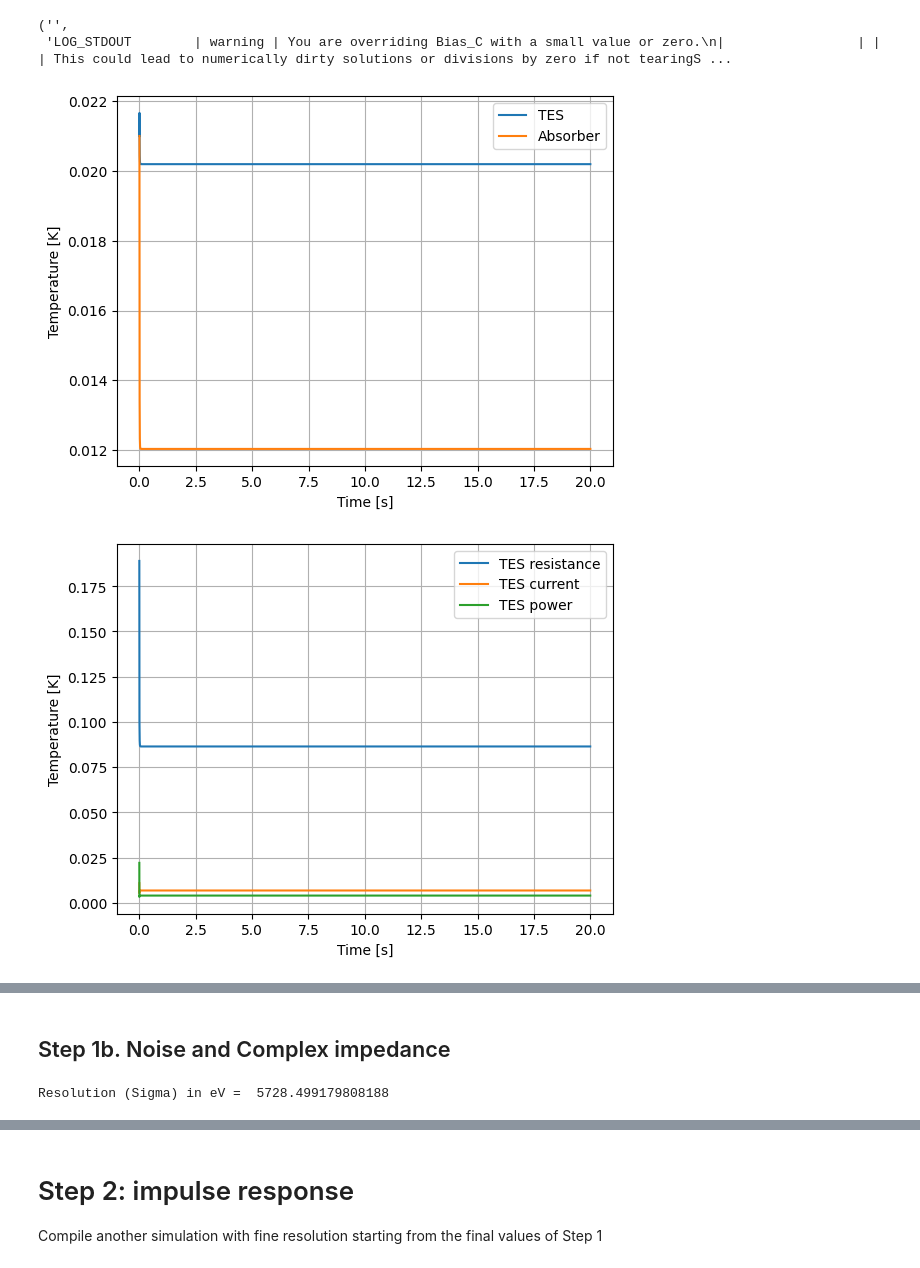
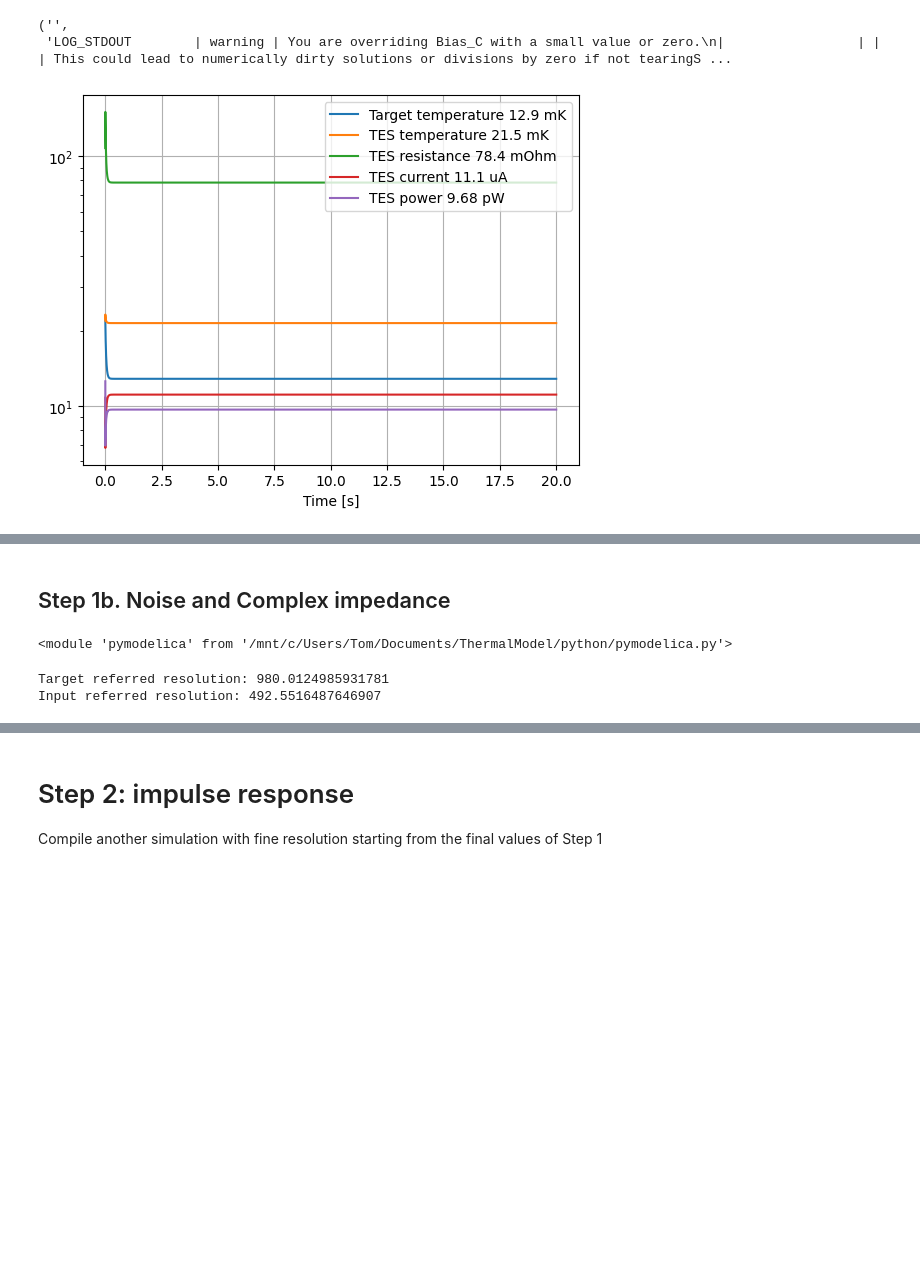
Before and after one commit to EdmondRen/TES_thermal_model, a Jupyter notebook: python/analysis.ipynb, the cells around one changed output, grey strips where cells are left out. Cells and saved outputs as stored; diff of their text form; code cells hidden in the pictures; blank space fills up the shorter version.

Commit message:
feat: add splited resolution

```diff
--- a/python/analysis.ipynb
+++ b/python/analysis.ipynb
@@ -63,47 +66,58 @@ log.stderr, log.stdout
 # %%
 # Plot all C and G to check if the system is at equilibrium
 filename_init = f'../build/{MODEL_EXE_NAME}_res_init.mat'
 time_steps_init, data_init = pymodelica.load(filename_init)
 
-plt.plot(time_steps_init, data_init['T1'], label="TES")
-plt.plot(time_steps_init, data_init['T10'], label="Absorber")
+y = data_init['T10']*1e3
+plt.plot(time_steps_init, y, label=f"Target temperature {y[-1]:.3g} mK")
+y = data_init['T1']*1e3
+plt.plot(time_steps_init, y, label=f"TES temperature {y[-1]:.3g} mK")
+y = data_init['c1.R']*1e3
+plt.plot(time_steps_init, y, label=f"TES resistance {y[-1]:.3g} mOhm")
+y = data_init['c1.i']*1e6
+plt.plot(time_steps_init, y, label=f"TES current {y[-1]:.3g} uA")
+y = data_init['c1.i']**2*data_init['c1.R']*1e12
+plt.plot(time_steps_init, y, label=f"TES power {y[-1]:.3g} pW")
 plt.legend()
 plt.xlabel("Time [s]")
-plt.ylabel("Temperature [K]")
 plt.grid()
-plt.show()
-
-
-
-plt.plot(time_steps_init, data_init['c1.R'], label="TES resistance")
-plt.plot(time_steps_init, data_init['c1.i']*1000, label="TES current")
-
-plt.plot(time_steps_init, data_init['c1.i']**2*data_init['c1.R'] *1e9, label="TES power")
-plt.legend()
-plt.xlabel("Time [s]")
-plt.ylabel("Temperature [K]")
-plt.grid()
+plt.yscale("log")
 # %% [output]
-[figure, old version]
+[figure, new version]
-[figure, removed]
 # %%
 pymodelica.mod_svg("../System_LMO.svg", "temp_image.svg", data_init, system_name="System_LMO", width=1200, display=True)
 # %% [output]
 [interactive output not drawn]
 # %% [markdown]
 ## Step 1b. Noise and Complex impedance
+# %%
+reload(pymodelica)
+# %% [output]
+<module 'pymodelica' from '/mnt/c/Users/Tom/Documents/ThermalModel/python/pymodelica.py'>
 # %%
 model = pymodelica.TESModel(MODEL_FILE_LIN,
                  MODEL_FILE,
                  MODEL_RESULT,
-                 config={"L": 0.3e-6, "RL": 0.02},
-                 f_min = 1, f_max = 100e3, points = 1000)
+                 config = {},
+                 f_min = 1, f_max = 1000e3, points = 1000)
 
-
-noise_current, frequencies = model.get_noise(RL_temperature = 0.2,
-    noise_electronics = 3.2e-12,
+frequencies, noise_current = model.get_noise(RL_temperature = 0.2,
+    noise_electronics = 4.2e-12,
     noise_flicker_corner = 20,
     noise_flicker_gamma = 1,
-    index_cinput = -1)
+    index_cinput = CINDEX_TARGET)
+resolution_1 = model.get_resolution()
+
+resolution_split = model.get_resolution_split(RL_temperature = 0.2,
+    noise_electronics = 4.2e-12,
+    noise_flicker_corner = 20,
+    noise_flicker_gamma = 1,
+    index_cinput1 = CINDEX_TARGET,
+    index_cinput2 = CINDEX_TARGETGOLD,
+    fraction_1 = config["Edep_fractiontarget"])
+
+print("Target referred resolution:", resolution_1)
+print("Input referred resolution:", resolution_split)
 # %% [output]
-Resolution (Sigma) in eV =  5728.499179808188
+Target referred resolution: 980.0124985931781
+Input referred resolution: 492.5516487646907
```
Also changed, not shown: parts of 5 cells of this notebook, 6 other files.
